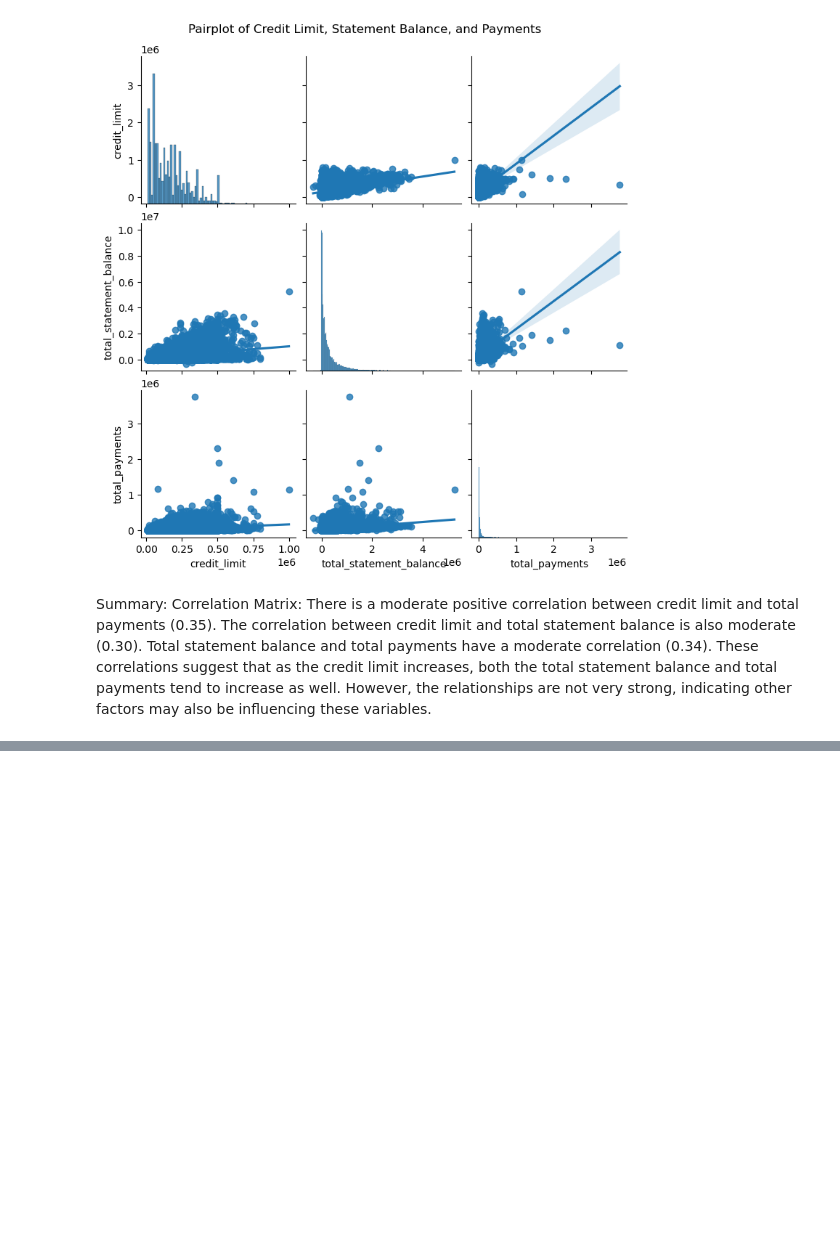
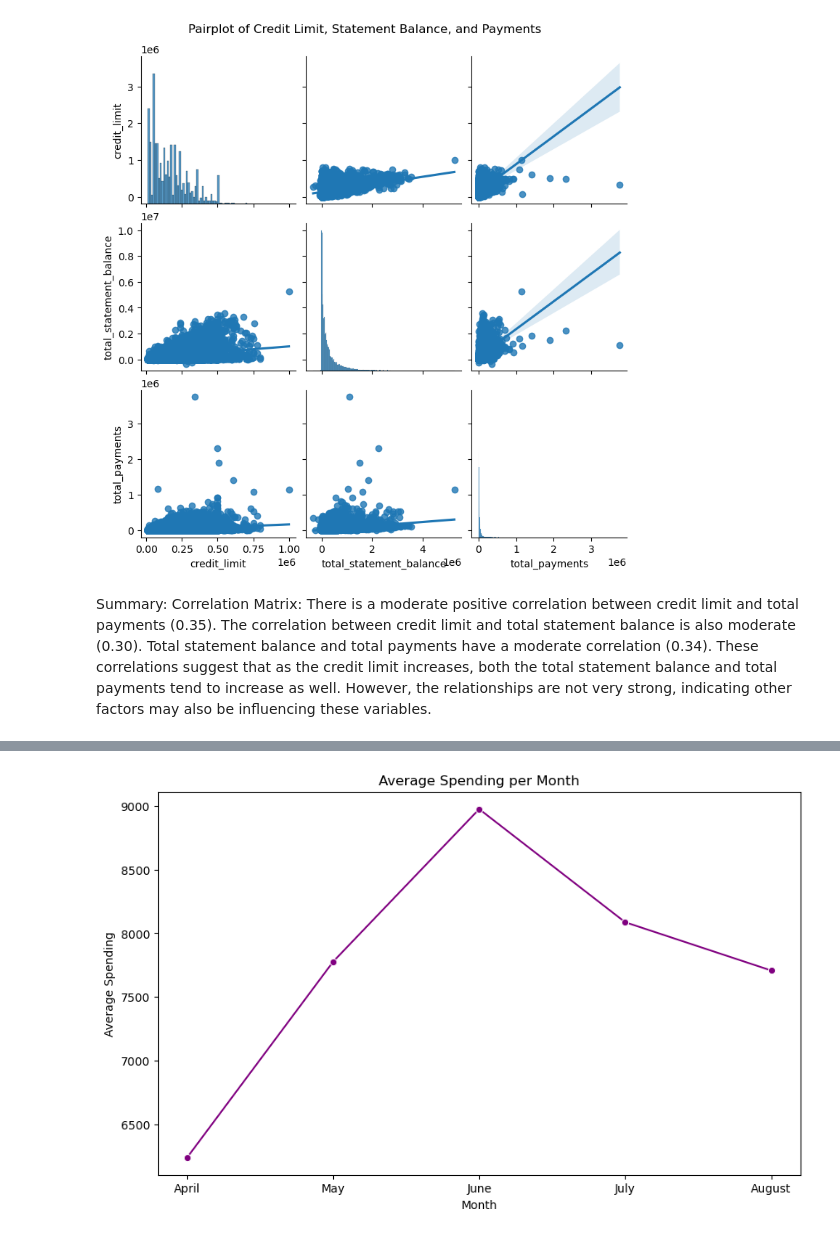
Before and after one commit to MounikaLingala957/creditcard-defaults-project, a Jupyter notebook: payment_pattern.ipynb, the cells around one changed output, grey strips where cells are left out. Cells and saved outputs as stored; diff of their text form; code cells hidden in the pictures; blank space fills up the shorter version.

```diff
--- a/payment_pattern.ipynb
+++ b/payment_pattern.ipynb
@@ -205,0 +411,23 @@ These correlations suggest that as the credit limit increases, both the total st
+# %%
+def plot_seasonal_spending(df):
+    # Assuming spending columns for different months
+    spending_columns = ['spending_april', 'spending_may', 'spending_june', 'spending_july', 'spending_aug']
+
+    # Calculate average spending per month
+    monthly_spending = df[spending_columns].mean().reset_index()
+    monthly_spending.columns = ['Month', 'Average Spending']
+
+    # Rename the months for clarity
+    monthly_spending['Month'] = ['April', 'May', 'June', 'July', 'August']
+
+    plt.figure(figsize=(10, 6))
+    sns.lineplot(x='Month', y='Average Spending', data=monthly_spending, marker='o', color='purple')
+    plt.title('Average Spending per Month')
+    plt.xlabel('Month')
+    plt.ylabel('Average Spending')
+    plt.show()
+
+
+plot_seasonal_spending(merged_df)
+# %% [output]
+[figure, added]
```
Also changed, not shown: parts of 15 cells of this notebook, 2 other files.
